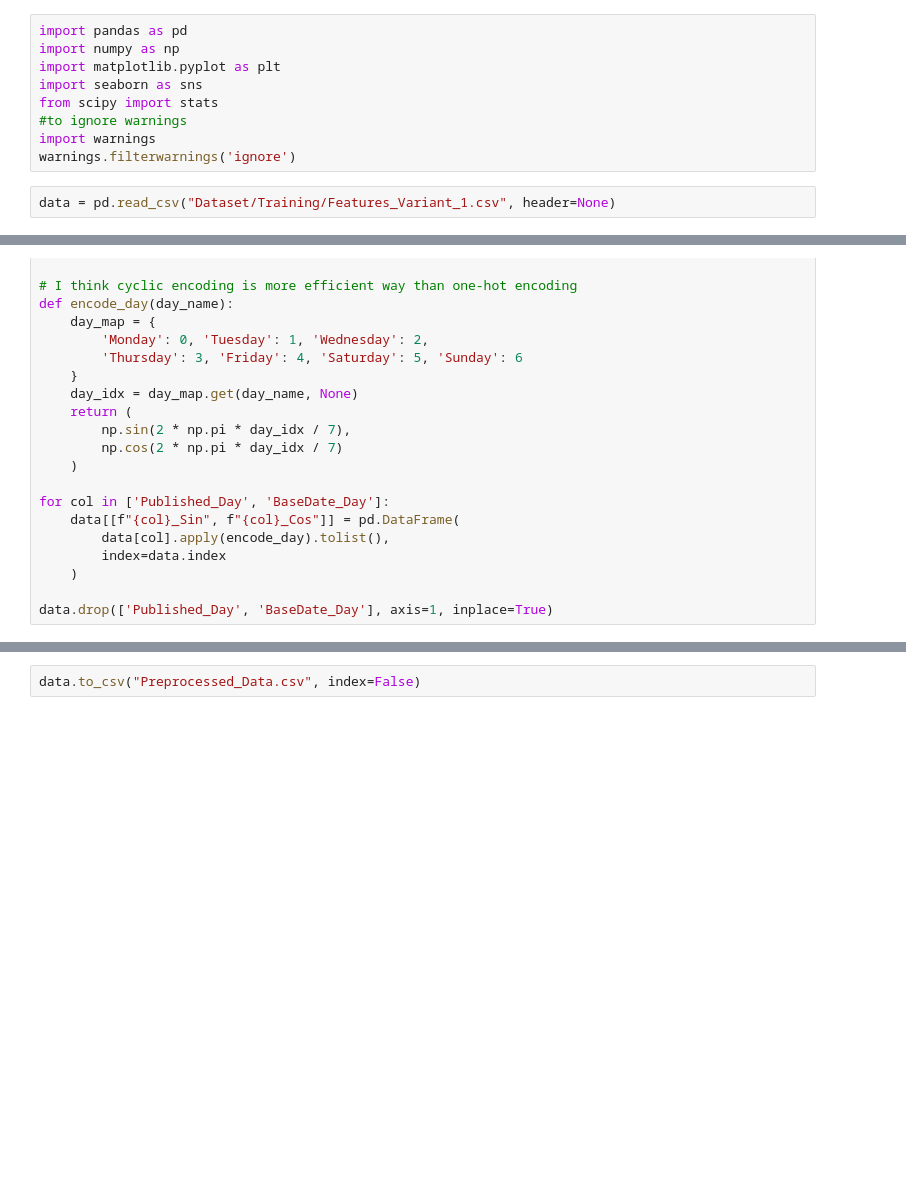
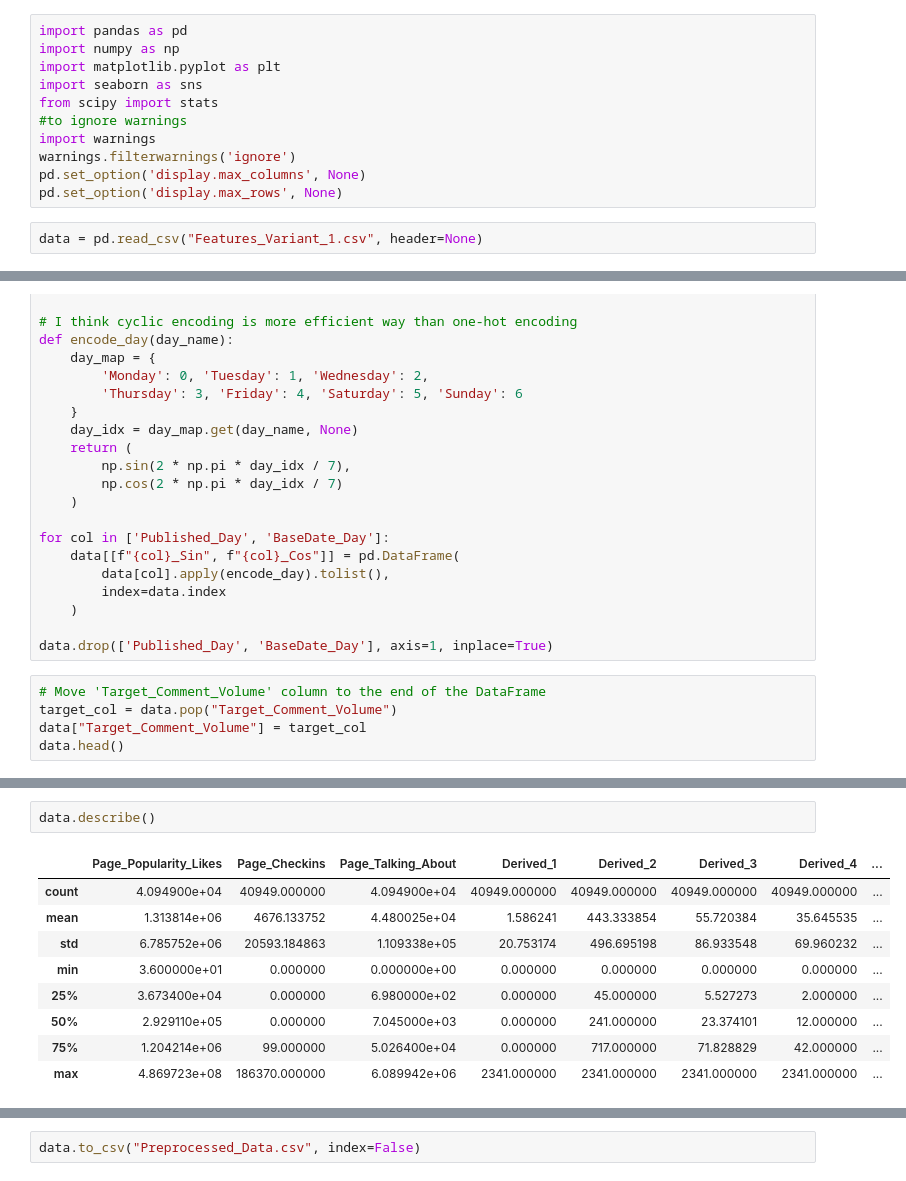
Before and after one commit to Joel-Milla/cs3244_Final_Project, a Jupyter notebook: 2_DataPreprocessing.ipynb, the cells around one changed output, grey strips where cells are left out. Cells and saved outputs as stored; diff of their text form; blank space fills up the shorter version.

```diff
--- a/2_DataPreprocessing.ipynb
+++ b/2_DataPreprocessing.ipynb
@@ -7,8 +7,10 @@ from scipy import stats
 #to ignore warnings
 import warnings
 warnings.filterwarnings('ignore')
+pd.set_option('display.max_columns', None)
+pd.set_option('display.max_rows', None)
 # %%
-data = pd.read_csv("Dataset/Training/Features_Variant_1.csv", header=None)
+data = pd.read_csv("Features_Variant_1.csv", header=None)
 # %% [markdown]
 The original dataset did not contain column headers. We manually assigned meaningful column names based on the dataset's structure and feature definitions.
 # %%
@@ -121,3 +123,8 @@ for col in ['Published_Day', 'BaseDate_Day']:
     )
 
 data.drop(['Published_Day', 'BaseDate_Day'], axis=1, inplace=True)
+# %%
+# Move 'Target_Comment_Volume' column to the end of the DataFrame
+target_col = data.pop("Target_Comment_Volume")
+data["Target_Comment_Volume"] = target_col
+data.head()
@@ -123,0 +146,12 @@ data.drop(['Published_Day', 'BaseDate_Day'], axis=1, inplace=True)
+# %%
+data.describe()
+# %% [output]
+|  | Page_Popularity_Likes | Page_Checkins | Page_Talking_About | Derived_1 | Derived_2 | Derived_3 | Derived_4 | ... |
+| count | 4.094900e+04 | 40949.000000 | 4.094900e+04 | 40949.000000 | 40949.000000 | 40949.000000 | 40949.000000 | ... |
+| mean | 1.313814e+06 | 4676.133752 | 4.480025e+04 | 1.586241 | 443.333854 | 55.720384 | 35.645535 | ... |
+| std | 6.785752e+06 | 20593.184863 | 1.109338e+05 | 20.753174 | 496.695198 | 86.933548 | 69.960232 | ... |
+| min | 3.600000e+01 | 0.000000 | 0.000000e+00 | 0.000000 | 0.000000 | 0.000000 | 0.000000 | ... |
+| 25% | 3.673400e+04 | 0.000000 | 6.980000e+02 | 0.000000 | 45.000000 | 5.527273 | 2.000000 | ... |
+| 50% | 2.929110e+05 | 0.000000 | 7.045000e+03 | 0.000000 | 241.000000 | 23.374101 | 12.000000 | ... |
+| 75% | 1.204214e+06 | 99.000000 | 5.026400e+04 | 0.000000 | 717.000000 | 71.828829 | 42.000000 | ... |
+| max | 4.869723e+08 | 186370.000000 | 6.089942e+06 | 2341.000000 | 2341.000000 | 2341.000000 | 2341.000000 | ... |
```
Also changed, not shown: parts of 3 cells of this notebook.
